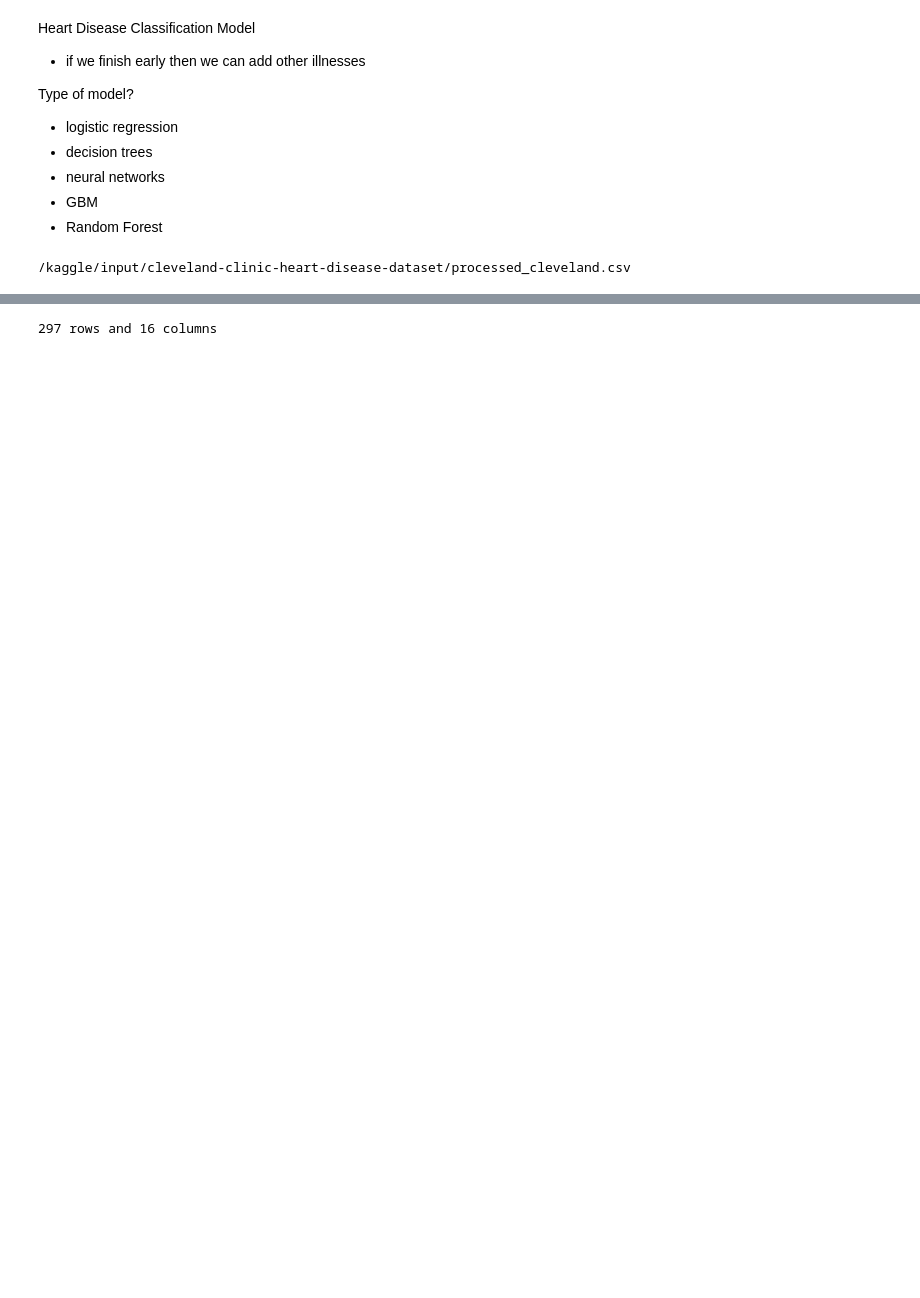
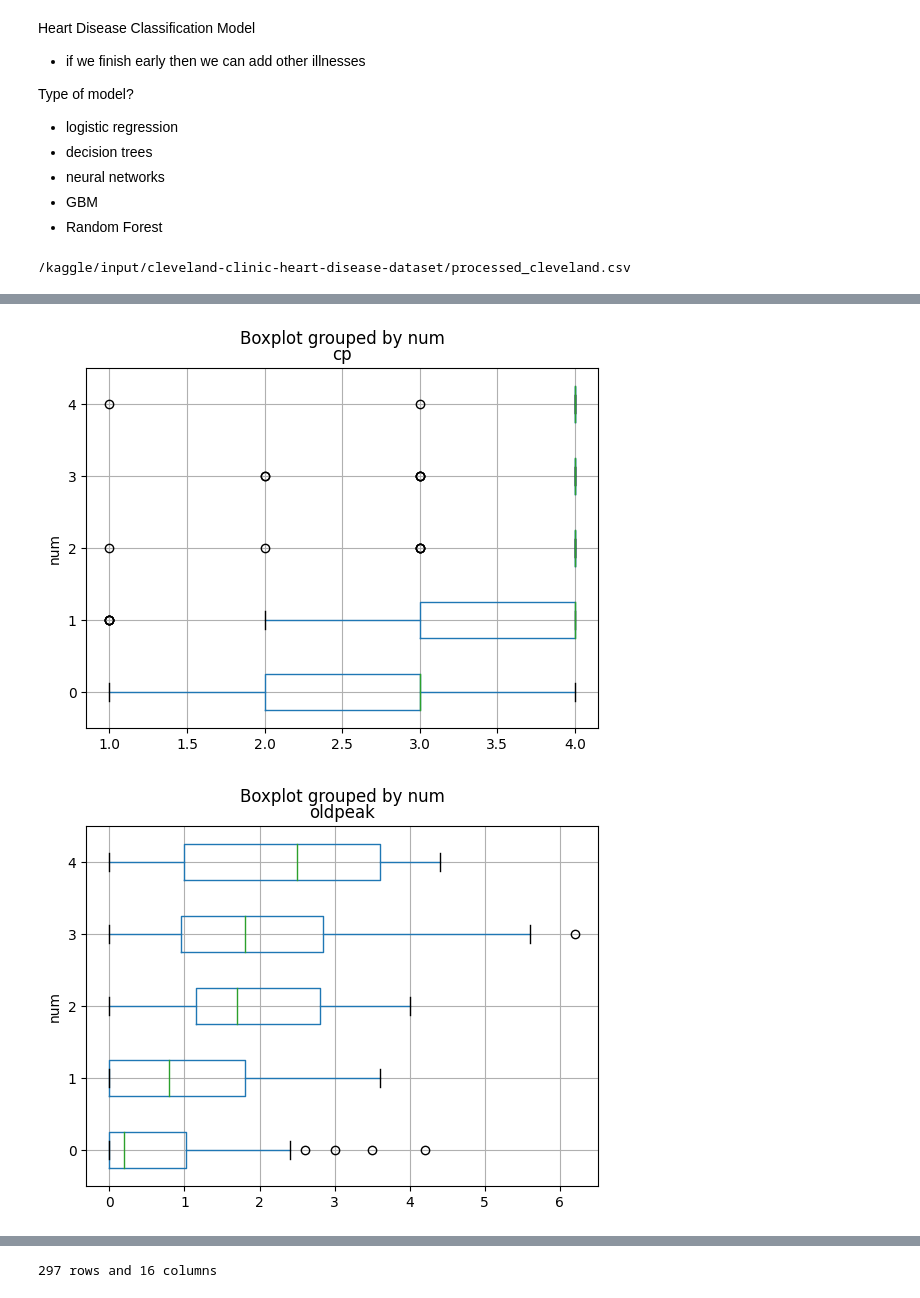
Before and after one commit to gendeh/Illinois-Data-Science---Heart-Disease-Classification, a Jupyter notebook: heart-disease-data-dive.ipynb, the cells around one changed output, grey strips where cells are left out. Saved outputs shown, nothing was run; the diff lists cells and outputs as text; code cells hidden in the pictures; blank space fills up the shorter version.

```diff
--- a/heart-disease-data-dive.ipynb
+++ b/heart-disease-data-dive.ipynb
@@ -36,0 +56,9 @@ for dirname, _, filenames in os.walk('/kaggle/input'):
+# %%
+dataset.boxplot(column=['cp'], by='num', vert=False)
+dataset.boxplot(column=['oldpeak'], by='num', vert=False)
+dataset.boxplot(column=['thalach'], by='num', vert=False)
+
+plt.show()
+# %% [output]
+[figure, added]
+[figure, added]
```
Also changed, not shown: parts of 6 cells of this notebook.
